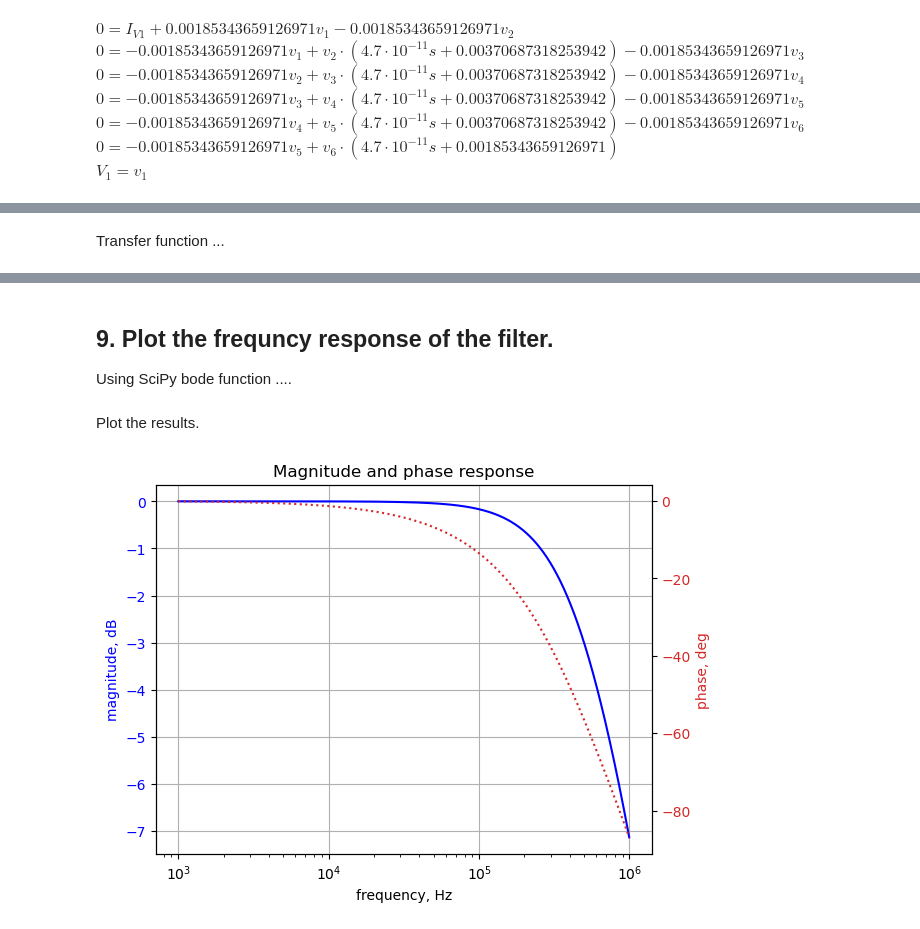
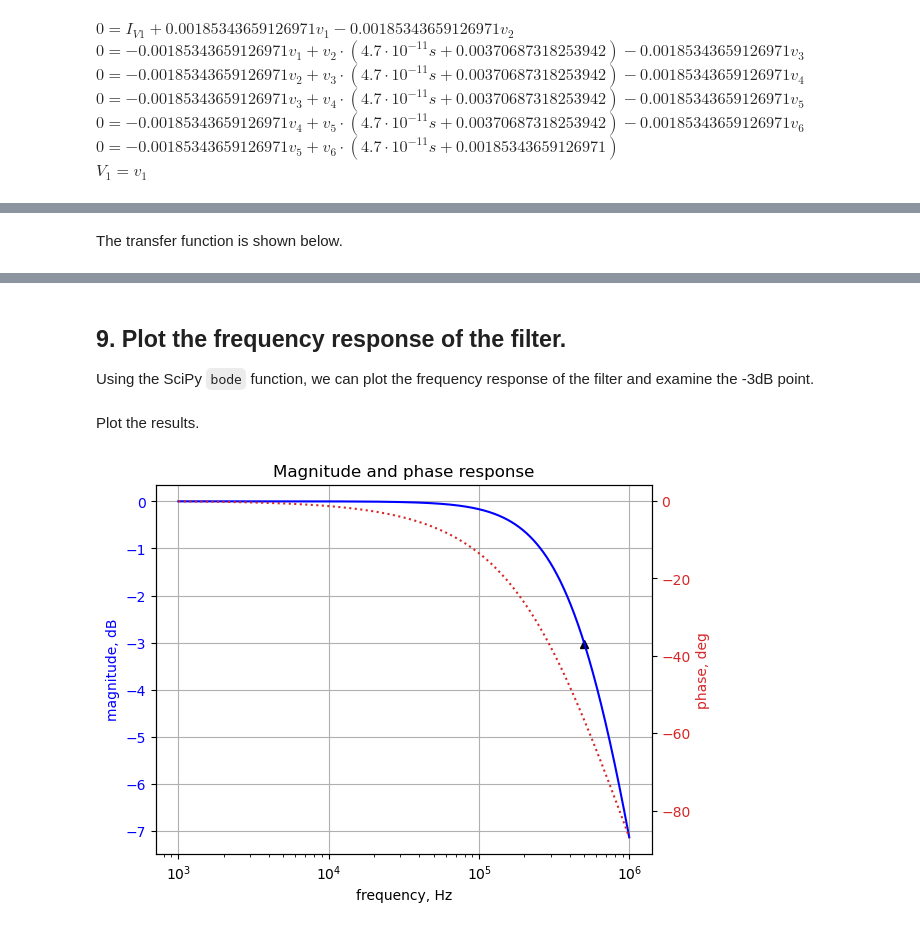
Before and after one commit to Tiburonboy/EE_jupyter_notebooks, a Jupyter notebook: 5th-order passive RC low-pass filter/5th_order_RC_passive_LPF.ipynb, the cells around one changed output, grey strips where cells are left out. Drawn from its saved outputs; the diff is of its cells as text; code cells hidden in the pictures.

```diff
--- a/5th-order passive RC low-pass filter/5th_order_RC_passive_LPF.ipynb
+++ b/5th-order passive RC low-pass filter/5th_order_RC_passive_LPF.ipynb
@@ -216,15 +231,15 @@ Solve for voltages and currents.
 # %%
 U = solve(NE,X)
 # %% [markdown]
-Transfer function ...
+The transfer function is shown below.
 # %%
 H = (U[v6]/U[v1])
 Markdown('$H(s)={:s}$'.format(latex(H)))
 # %% [output]
 $H(s)=\frac{2.18720083944673 \cdot 10^{71}}{2.29345007 \cdot 10^{33} s^{5} + 8.13976138721121 \cdot 10^{41} s^{4} + 9.98635661416841 \cdot 10^{49} s^{3} + 4.92262733036383 \cdot 10^{57} s^{2} + 8.31955406013434 \cdot 10^{64} s + 2.18720083944673 \cdot 10^{71}}$
 # %% [markdown]
-## 9. Plot the frequncy response of the filter.
-Using SciPy bode function ....
+## 9. Plot the frequency response of the filter.
+Using the SciPy `bode` function, we can plot the frequency response of the filter and examine the -3dB point.
 # %%
 num, denom = fraction(H) #returns numerator and denominator
 
@@ -239,23 +254,28 @@ Plot the results.
 # %%
 fig, ax1 = plt.subplots()
 ax1.set_ylabel('magnitude, dB',color='b')
 ax1.set_xlabel('frequency, Hz')
 
+# mark the 500kHz point
+p1 = np.where(w > f_3dB*(2*np.pi))[0][0]
+plt.semilogx(w[p1]/(2*np.pi), mag[p1],'^k')
+
+# plot the data
 plt.semilogx(w/(2*np.pi), mag,'-b')    # Bode magnitude plot
 
 ax1.tick_params(axis='y', labelcolor='b')
 plt.grid()
 
 # instantiate a second y-axes that shares the same x-axis
 ax2 = ax1.twinx()
 color = 'tab:red'
 
 plt.semilogx(w/(2*np.pi), phase,':',color='tab:red')  # Bode phase plot
 
 ax2.set_ylabel('phase, deg',color=color)
 ax2.tick_params(axis='y', labelcolor=color)
 
 plt.title('Magnitude and phase response')
 plt.show()
 # %% [output]
-[figure, old version]
+[figure, new version]
```
Also changed, not shown: parts of 23 cells of this notebook.
